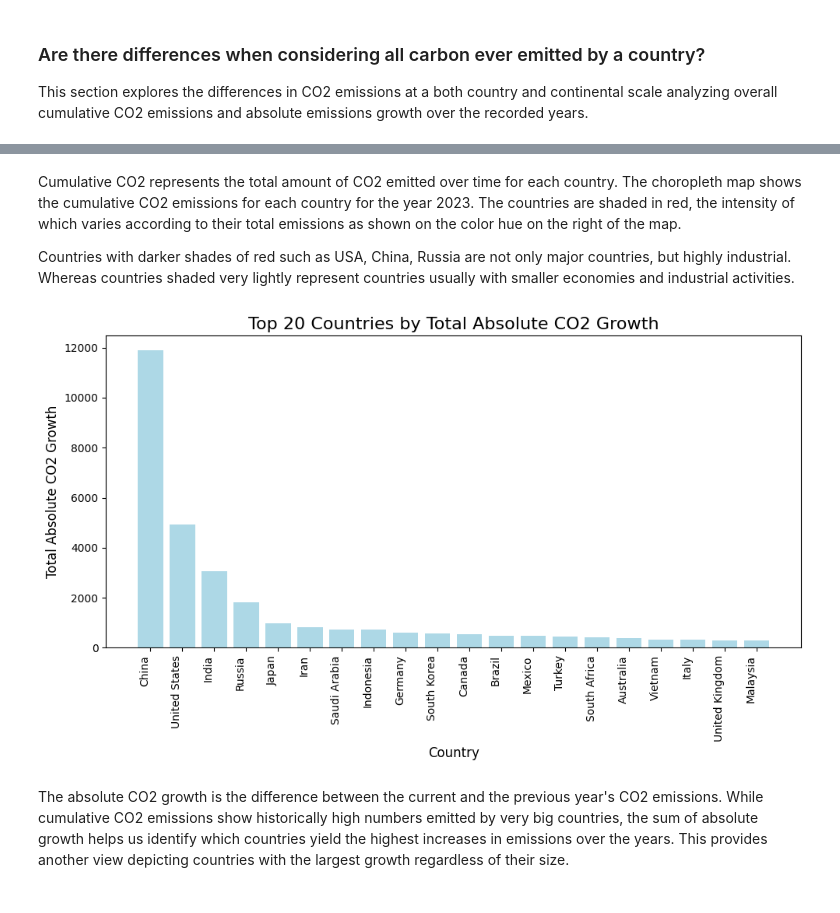
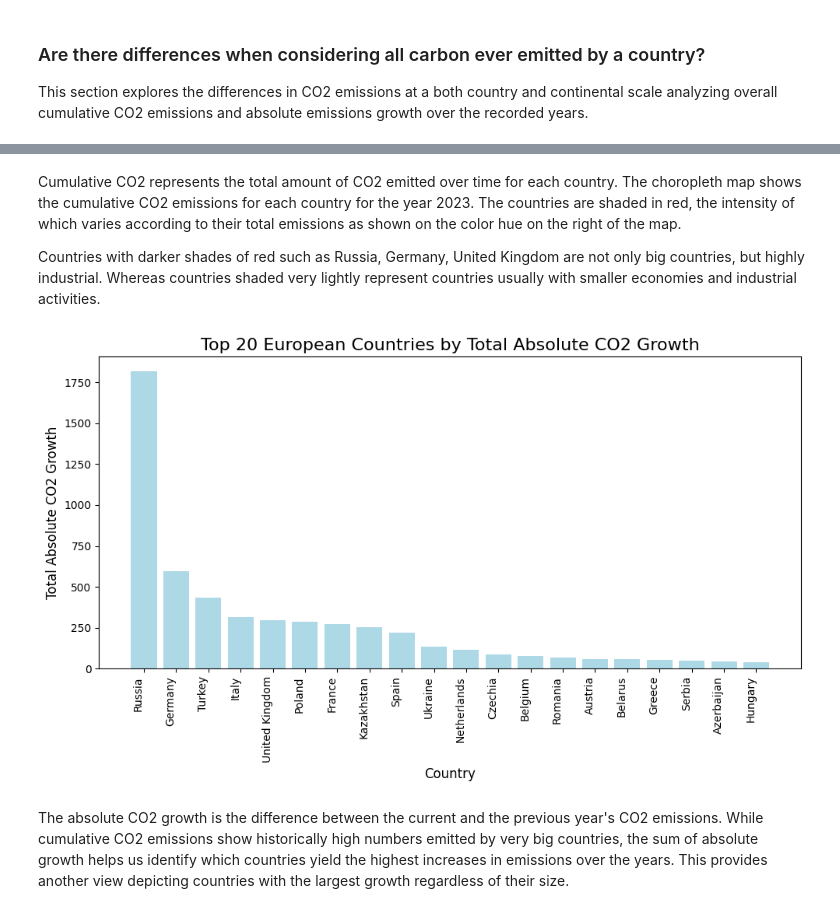
Before and after one commit to Eris1allkanjari/DOPP, a Jupyter notebook: dopp-assignment-2.ipynb, the cells around one changed output, grey strips where cells are left out. Cells and saved outputs as stored; diff of their text form; code cells hidden in the pictures.

```diff
--- a/dopp-assignment-2.ipynb
+++ b/dopp-assignment-2.ipynb
@@ -272,36 +273,25 @@ custom_green_palette = [
     '#e6f9e6',  # Very light green
 ]
 # %%
-# excluding regional and aggregate data
-excluded_countries = ['Africa', 'Africa (GCP)', 'Asia', 'Asia (GCP)', 'Asia (excl. China and India)' ,
-                      'Central America (GCP)' , 'Europe', 'Europe (GCP)', 'Europe (excl. EU-27)',
-                      'Europe (excl. EU-28)', 'European Union (27)', 'European Union (28)' ,
-                      'High-income countries' , 'International aviation', 'International shipping',
-                      'International transport' , 'Kuwaiti Oil Fires (GCP)' , 'Kuwaiti Oil Fires' ,
-                      'Least developed countries (Jones et al.)' , 'Low-income countries' ,
-                      'Lower-middle-income countries' , 'Middle East (GCP)' , 'Non-OECD (GCP)' ,
-                      'North America', 'North America (GCP)' , 'North America (excl. USA)' ,
-                      'OECD (GCP)', 'OECD (Jones et al.)' ,'Oceania', 'Oceania (GCP)' , 'Ryukyu Islands (GCP)' ,
-                      'South America' , 'South America (GCP)' , 'Upper-middle-income countries' , 'World']
-df_cleaned = df[~df['country'].isin(excluded_countries)]
-
-# filter the data for the year 2023
+# filter data for european countries ifor the year 2023
+df_cleaned = df[df['country'].isin(european_countries)]
 df_2023 = df_cleaned[df_cleaned['year'] == 2023]
 
 # select relevant columns
-country_co2_2023 = df_2023[['country', 'cumulative_co2']].reset_index(drop=True)
+country_cumulative_co2 = df_2023[['country', 'cumulative_co2']].reset_index(drop=True)
 
 # choropleth map for visualizing the cumulative co2 emissions
-fig = px.choropleth(country_co2_2023,
+fig = px.choropleth(country_cumulative_co2,
                     locations='country',
                     locationmode='country names',
                     color='cumulative_co2',
                     hover_name='country',
                     color_continuous_scale= custom_red_palette,
-                    title='Cumulative CO2 Emissions by Country in 2023',
+                    title='Cumulative CO2 Emissions by European Country in 2023',
                     labels={'cumulative_co2': 'Cumulative CO2 Emissions (Million Tonnes)'})
 
 fig.update_geos(
+    scope="europe",
     showcoastlines=True,
     coastlinecolor="Black",
     showland=True,
@@ -310,7 +300,7 @@ fig.update_geos(
     projection_type="natural earth"  # Ensures a natural Earth projection
 )
 
-# Adjust the layout for a larger and clearer map
+# layout customization
 fig.update_layout(
     title_font_size=20,  # Increase title font size for clarity
     margin={"r":50, "t":50, "l":50, "b":50},  # Set reasonable margins
@@ -323,27 +313,27 @@ fig.show()
 # %% [markdown]
 Cumulative CO2 represents the total amount of CO2 emitted over time for each country. The choropleth map shows the cumulative CO2 emissions for each country for the year 2023. The countries are shaded in red, the intensity of which varies according to their total emissions as shown on the color hue on the right of the map.
 
-Countries with darker shades of red such as USA, China, Russia are not only major countries, but highly industrial. Whereas countries shaded very lightly represent countries usually with smaller economies and industrial activities.
+Countries with darker shades of red such as Russia, Germany, United Kingdom are not only big countries, but highly industrial. Whereas countries shaded very lightly represent countries usually with smaller economies and industrial activities.
 # %%
 # summation of the absolute co2 growth over the recorded years
 growth_by_year_abs = df_cleaned.groupby('country')['co2_growth_abs'].sum().reset_index()
 
 # sorting absolute co2 growth
 growth_by_year_abs = growth_by_year_abs.sort_values(by='co2_growth_abs', ascending=False)
 
 # bar chart for visualializing absolute growth
 plt.figure(figsize=(10, 6))
 plt.bar(growth_by_year_abs['country'].head(20), growth_by_year_abs['co2_growth_abs'].head(20), color='lightblue')
 
-plt.title('Top 20 Countries by Total Absolute CO2 Growth', fontsize=16)
+plt.title('Top 20 European Countries by Total Absolute CO2 Growth', fontsize=16)
 plt.xlabel('Country', fontsize=12)
 plt.ylabel('Total Absolute CO2 Growth', fontsize=12)
 plt.xticks(rotation=90, ha='right')
 plt.tight_layout()
 
 plt.show()
 # %% [output]
-[figure, old version]
+[figure, new version]
 # %% [markdown]
 The absolute CO2 growth is the difference between the current and the previous year's CO2 emissions. While cumulative CO2 emissions show historically high numbers emitted by very big countries, the sum of absolute growth helps us identify which countries yield the highest increases in emissions over the years. This provides another view depicting countries with the largest growth regardless of their size.
 # %%
```
Also changed, not shown: parts of 28 cells of this notebook.
